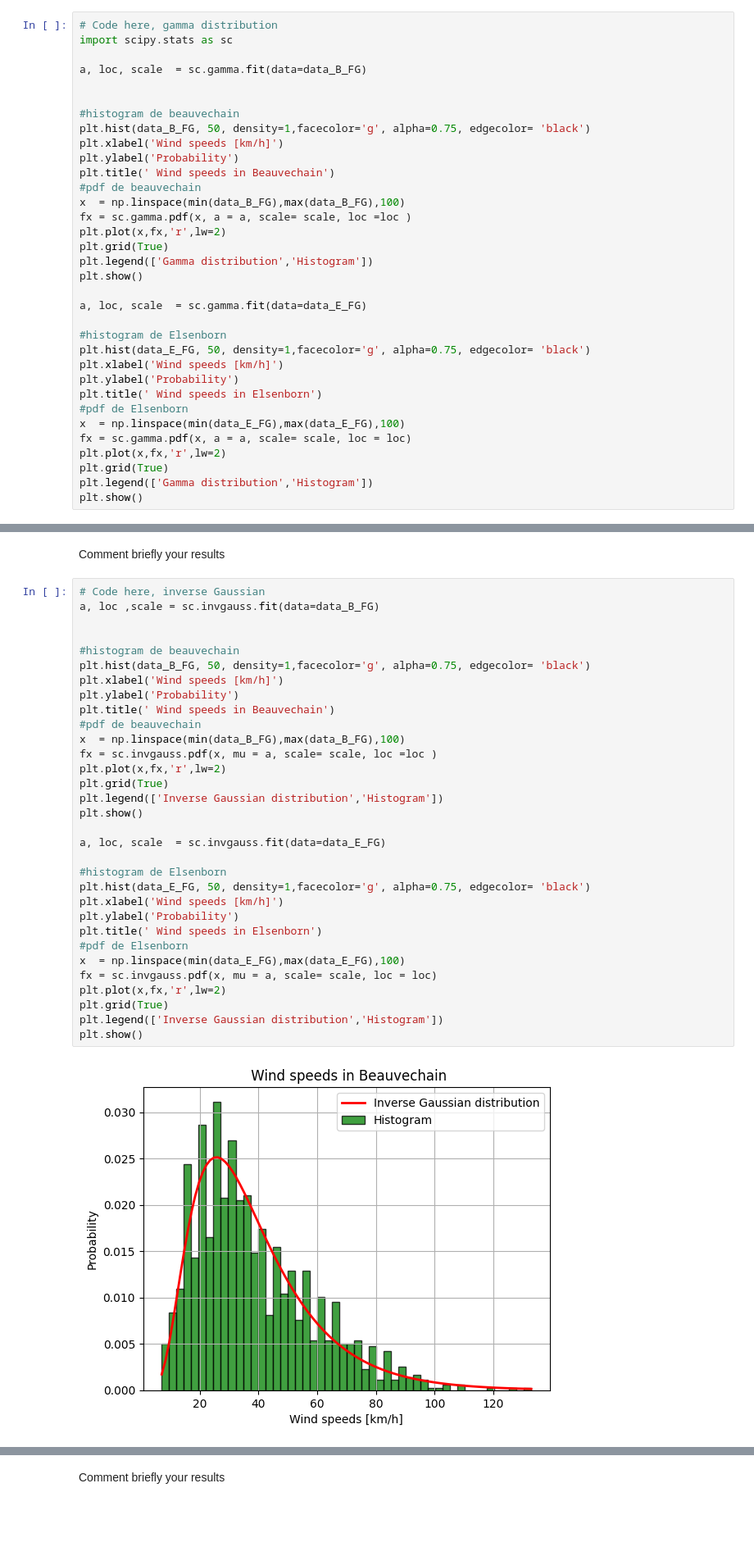
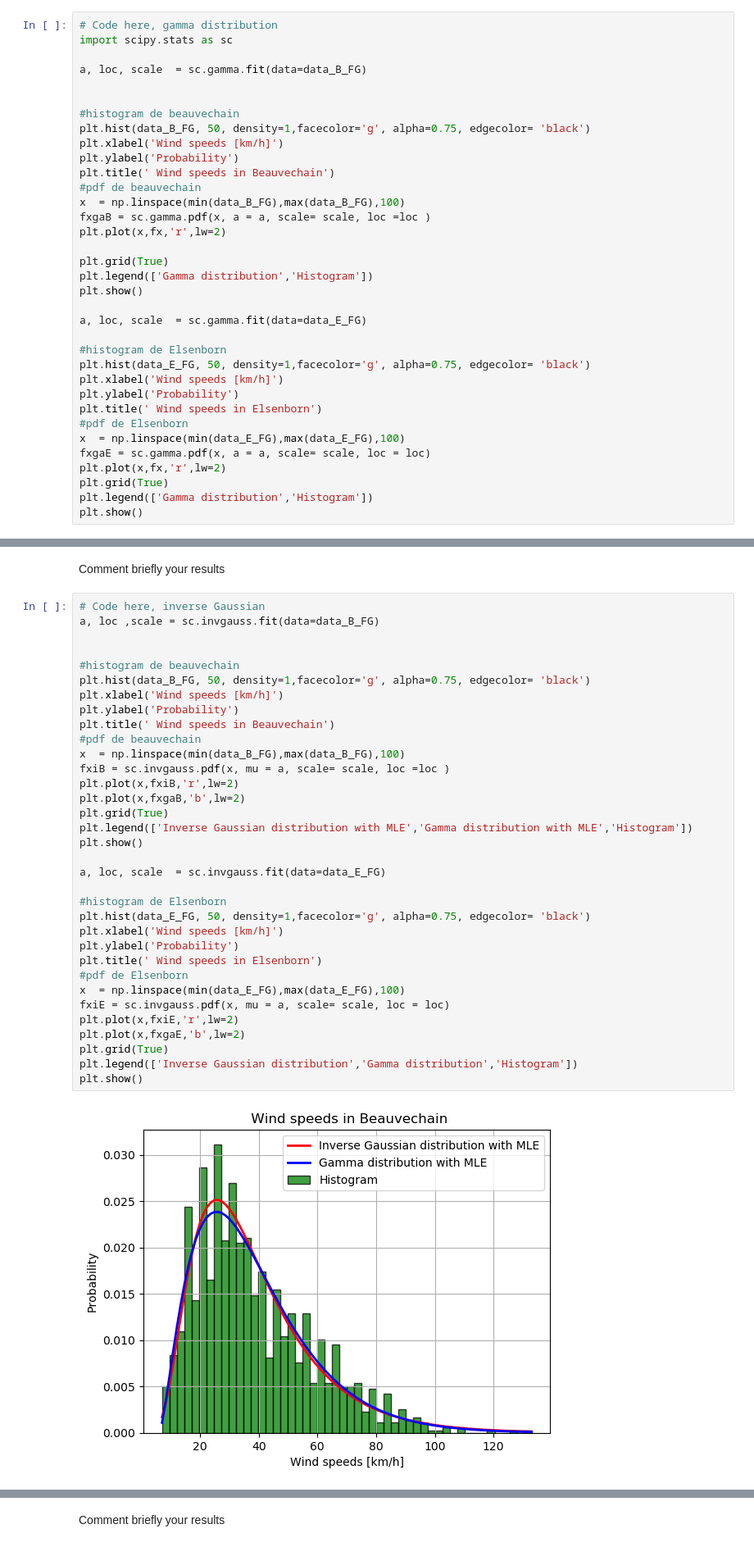
Before and after one commit to Albanedns/Hackathon, a Jupyter notebook: hackathon 1/code/hackathon.ipynb, the cells around one changed output, grey strips where cells are left out. Shown: that part at 82% size. Drawn from its saved outputs; the diff is of its cells as text; blank space fills up the shorter version.

```diff
--- a/hackathon 1/code/hackathon.ipynb
+++ b/hackathon 1/code/hackathon.ipynb
@@ -210,8 +228,9 @@ plt.ylabel('Probability')
 plt.title(' Wind speeds in Beauvechain')
 #pdf de beauvechain
 x  = np.linspace(min(data_B_FG),max(data_B_FG),100)
-fx = sc.gamma.pdf(x, a = a, scale= scale, loc =loc )
+fxgaB = sc.gamma.pdf(x, a = a, scale= scale, loc =loc )
 plt.plot(x,fx,'r',lw=2)
+
 plt.grid(True)
 plt.legend(['Gamma distribution','Histogram'])
 plt.show()
@@ -225,7 +244,7 @@ plt.ylabel('Probability')
 plt.title(' Wind speeds in Elsenborn')
 #pdf de Elsenborn
 x  = np.linspace(min(data_E_FG),max(data_E_FG),100)
-fx = sc.gamma.pdf(x, a = a, scale= scale, loc = loc)
+fxgaE = sc.gamma.pdf(x, a = a, scale= scale, loc = loc)
 plt.plot(x,fx,'r',lw=2)
 plt.grid(True)
 plt.legend(['Gamma distribution','Histogram'])
@@ -238,34 +257,36 @@ Comment briefly your results
 # %%
 # Code here, inverse Gaussian
 a, loc ,scale = sc.invgauss.fit(data=data_B_FG)
 
 
 #histogram de beauvechain
 plt.hist(data_B_FG, 50, density=1,facecolor='g', alpha=0.75, edgecolor= 'black')
 plt.xlabel('Wind speeds [km/h]')
 plt.ylabel('Probability')
 plt.title(' Wind speeds in Beauvechain')
 #pdf de beauvechain
 x  = np.linspace(min(data_B_FG),max(data_B_FG),100)
-fx = sc.invgauss.pdf(x, mu = a, scale= scale, loc =loc )
-plt.plot(x,fx,'r',lw=2)
+fxiB = sc.invgauss.pdf(x, mu = a, scale= scale, loc =loc )
+plt.plot(x,fxiB,'r',lw=2)
+plt.plot(x,fxgaB,'b',lw=2)
 plt.grid(True)
-plt.legend(['Inverse Gaussian distribution','Histogram'])
+plt.legend(['Inverse Gaussian distribution with MLE','Gamma distribution with MLE','Histogram'])
 plt.show()
 
 a, loc, scale  = sc.invgauss.fit(data=data_E_FG)
 
 #histogram de Elsenborn
 plt.hist(data_E_FG, 50, density=1,facecolor='g', alpha=0.75, edgecolor= 'black')
 plt.xlabel('Wind speeds [km/h]')
 plt.ylabel('Probability')
 plt.title(' Wind speeds in Elsenborn')
 #pdf de Elsenborn
 x  = np.linspace(min(data_E_FG),max(data_E_FG),100)
-fx = sc.invgauss.pdf(x, mu = a, scale= scale, loc = loc)
-plt.plot(x,fx,'r',lw=2)
+fxiE = sc.invgauss.pdf(x, mu = a, scale= scale, loc = loc)
+plt.plot(x,fxiE,'r',lw=2)
+plt.plot(x,fxgaE,'b',lw=2)
 plt.grid(True)
-plt.legend(['Inverse Gaussian distribution','Histogram'])
+plt.legend(['Inverse Gaussian distribution','Gamma distribution','Histogram'])
 plt.show()
 # %% [output]
-[figure, old version]
+[figure, new version]
```
Also changed, not shown: parts of 8 cells of this notebook.
